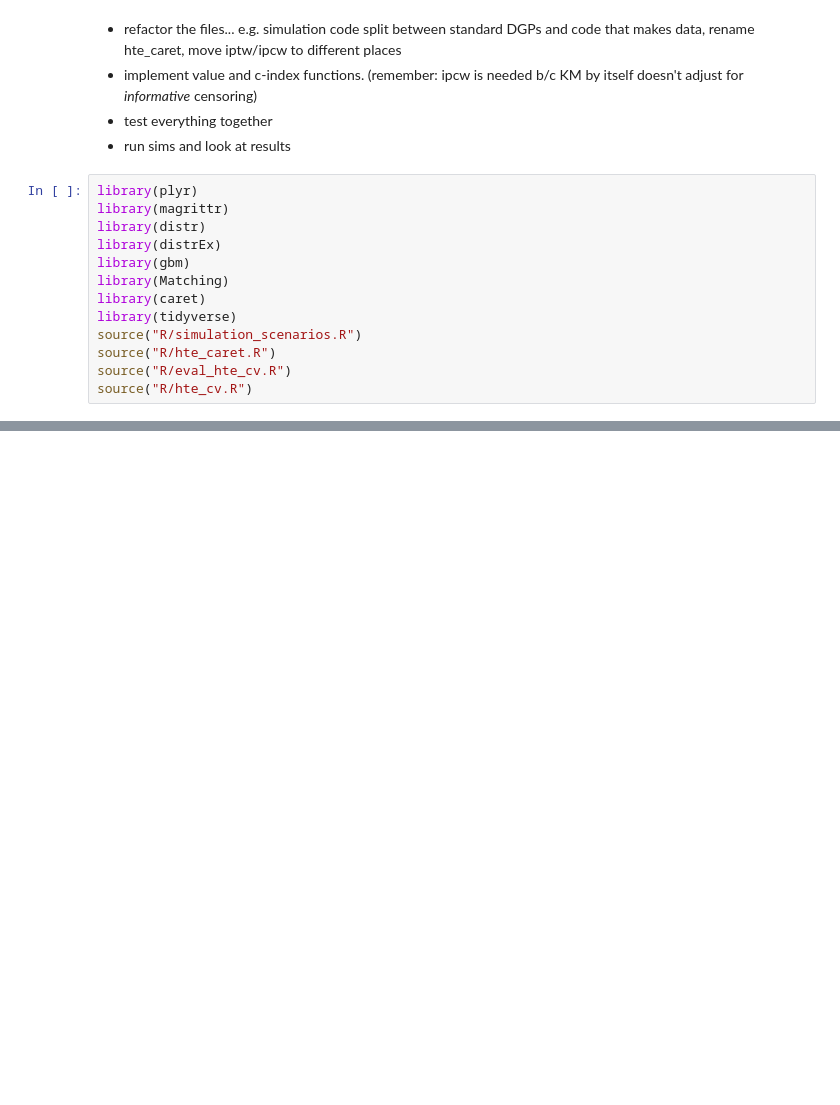
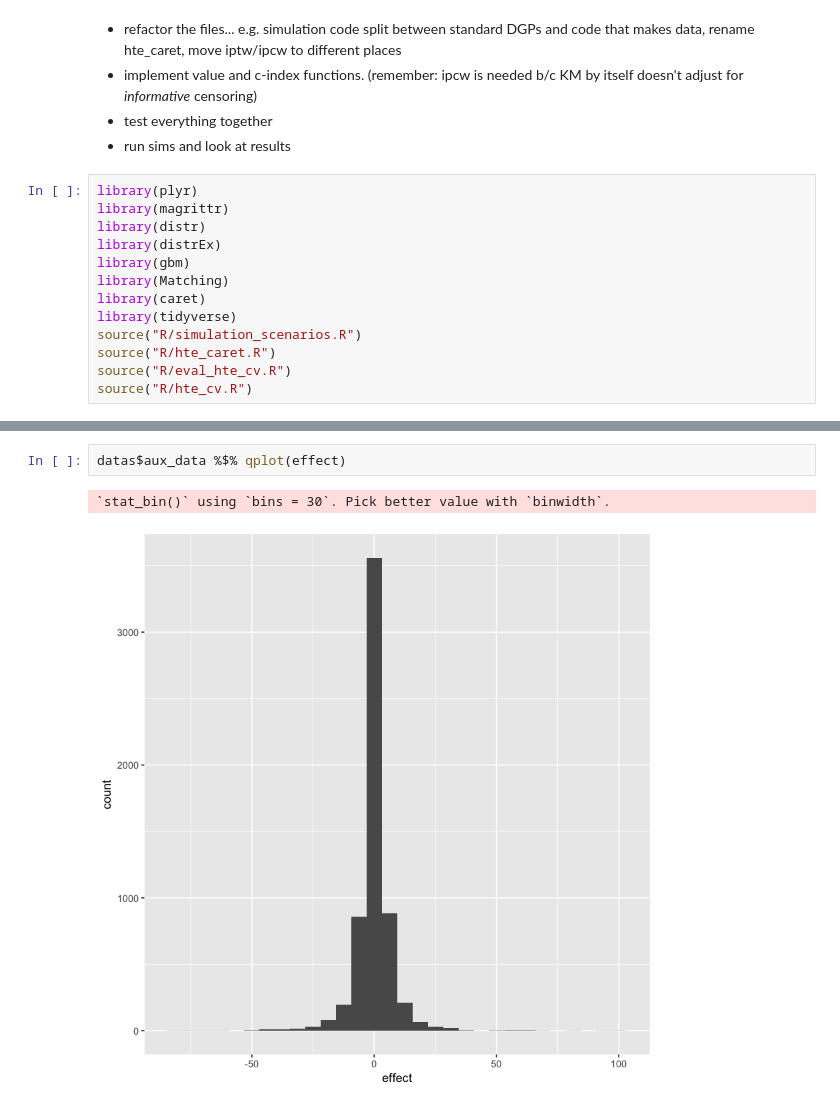
Before and after one commit to som-shahlab/ITE-model-selection, a Jupyter notebook: scratch.ipynb, the cells around one changed output, grey strips where cells are left out. Saved outputs shown, nothing was run; the diff lists cells and outputs as text; blank space fills up the shorter version.

```diff
--- a/scratch.ipynb
+++ b/scratch.ipynb
@@ -61,0 +71,5 @@ ERROR: Error in summarise_impl(.data, dots): Evaluation error: object 'est_rel_r
+# %%
+datas$aux_data %$% qplot(effect)
+# %% [output]
+`stat_bin()` using `bins = 30`. Pick better value with `binwidth`.
+[figure, added]
```
Also changed, not shown: parts of 11 cells of this notebook, 13 other files.
